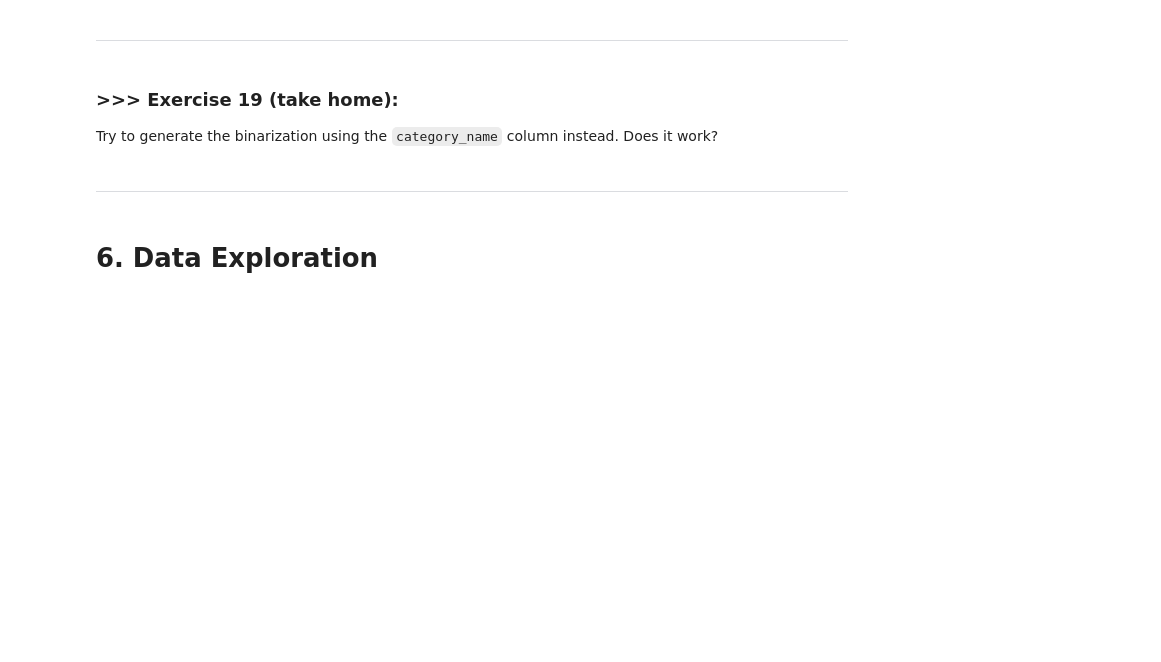
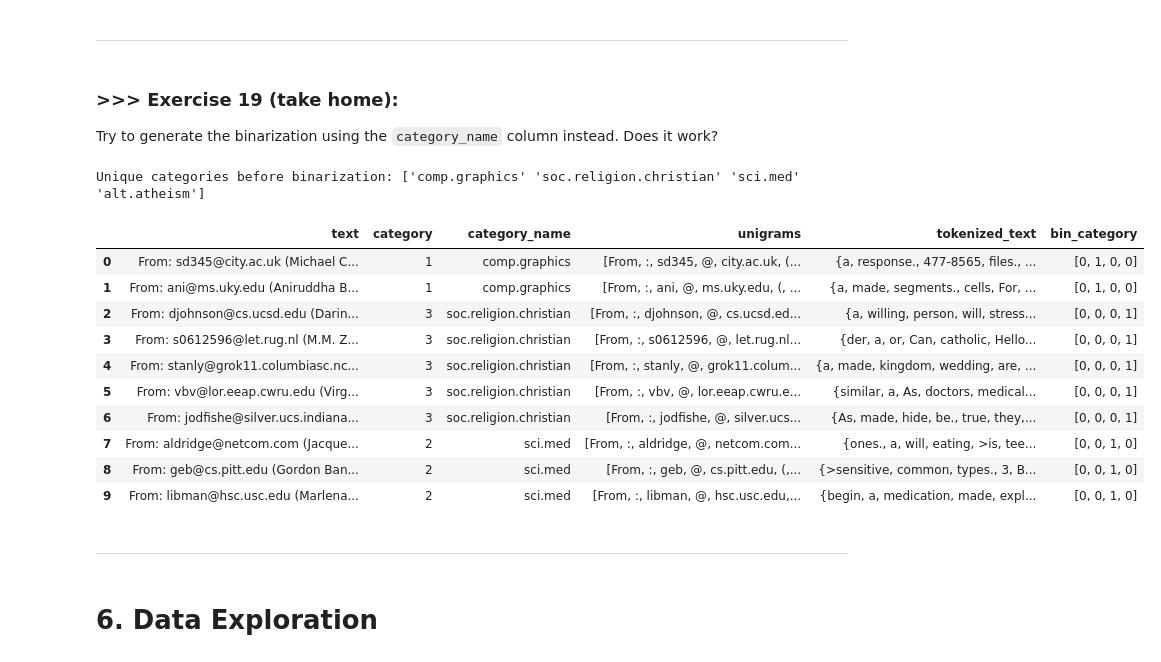
Before and after one commit to krdaryad/DM2025-Lab1-Exercise, a Jupyter notebook: DM2025-Lab1-Master.ipynb, the cells around one changed output. Drawn from its saved outputs; the diff is of its cells as text; code cells hidden in the pictures; blank space fills up the shorter version.

```diff
--- a/DM2025-Lab1-Master.ipynb
+++ b/DM2025-Lab1-Master.ipynb
@@ -2392,3 +2678,40 @@ Try to generate the binarization using the `category_name` column instead. Does
+# %%
+# Answer here
+# ============================================
+# Exercise 19 (Take Home)
+# Discretization and Binarization
+# ============================================
+
+from sklearn import preprocessing
+import pandas as pd
+
+# Make sure 'category_name' exists in X
+print("Unique categories before binarization:", X['category_name'].unique())
+
+# Initialize the LabelBinarizer
+mlb = preprocessing.LabelBinarizer()
+
+# Fit the binarizer on the category_name column
+mlb.fit(X['category_name'])
+
+# Transform and assign the result to a new column
+X['bin_category'] = mlb.transform(X['category_name']).tolist()
+
+# Display the first 10 rows to verify the result
+X.head(10)
+# %% [output]
+Unique categories before binarization: ['comp.graphics' 'soc.religion.christian' 'sci.med' 'alt.atheism']
+|  | text | category | category_name | unigrams | tokenized_text | bin_category |
+| 0 | From: sd345@city.ac.uk (Michael C... | 1 | comp.graphics | [From, :, sd345, @, city.ac.uk, (... | {a, response., 477-8565, files., ... | [0, 1, 0, 0] |
+| 1 | From: ani@ms.uky.edu (Aniruddha B... | 1 | comp.graphics | [From, :, ani, @, ms.uky.edu, (, ... | {a, made, segments., cells, For, ... | [0, 1, 0, 0] |
+| 2 | From: djohnson@cs.ucsd.edu (Darin... | 3 | soc.religion.christian | [From, :, djohnson, @, cs.ucsd.ed... | {a, willing, person, will, stress... | [0, 0, 0, 1] |
+| 3 | From: s0612596@let.rug.nl (M.M. Z... | 3 | soc.religion.christian | [From, :, s0612596, @, let.rug.nl... | {der, a, or, Can, catholic, Hello... | [0, 0, 0, 1] |
+| 4 | From: stanly@grok11.columbiasc.nc... | 3 | soc.religion.christian | [From, :, stanly, @, grok11.colum... | {a, made, kingdom, wedding, are, ... | [0, 0, 0, 1] |
+| 5 | From: vbv@lor.eeap.cwru.edu (Virg... | 3 | soc.religion.christian | [From, :, vbv, @, lor.eeap.cwru.e... | {similar, a, As, doctors, medical... | [0, 0, 0, 1] |
+| 6 | From: jodfishe@silver.ucs.indiana... | 3 | soc.religion.christian | [From, :, jodfishe, @, silver.ucs... | {As, made, hide, be., true, they,... | [0, 0, 0, 1] |
+| 7 | From: aldridge@netcom.com (Jacque... | 2 | sci.med | [From, :, aldridge, @, netcom.com... | {ones., a, will, eating, >is, tee... | [0, 0, 1, 0] |
+| 8 | From: geb@cs.pitt.edu (Gordon Ban... | 2 | sci.med | [From, :, geb, @, cs.pitt.edu, (,... | {>sensitive, common, types., 3, B... | [0, 0, 1, 0] |
+| 9 | From: libman@hsc.usc.edu (Marlena... | 2 | sci.med | [From, :, libman, @, hsc.usc.edu,... | {begin, a, medication, made, expl... | [0, 0, 1, 0] |
 # %% [markdown]
 ---
 # %% [markdown]
```
Also changed, not shown: parts of 54 cells of this notebook, 9 other files.
